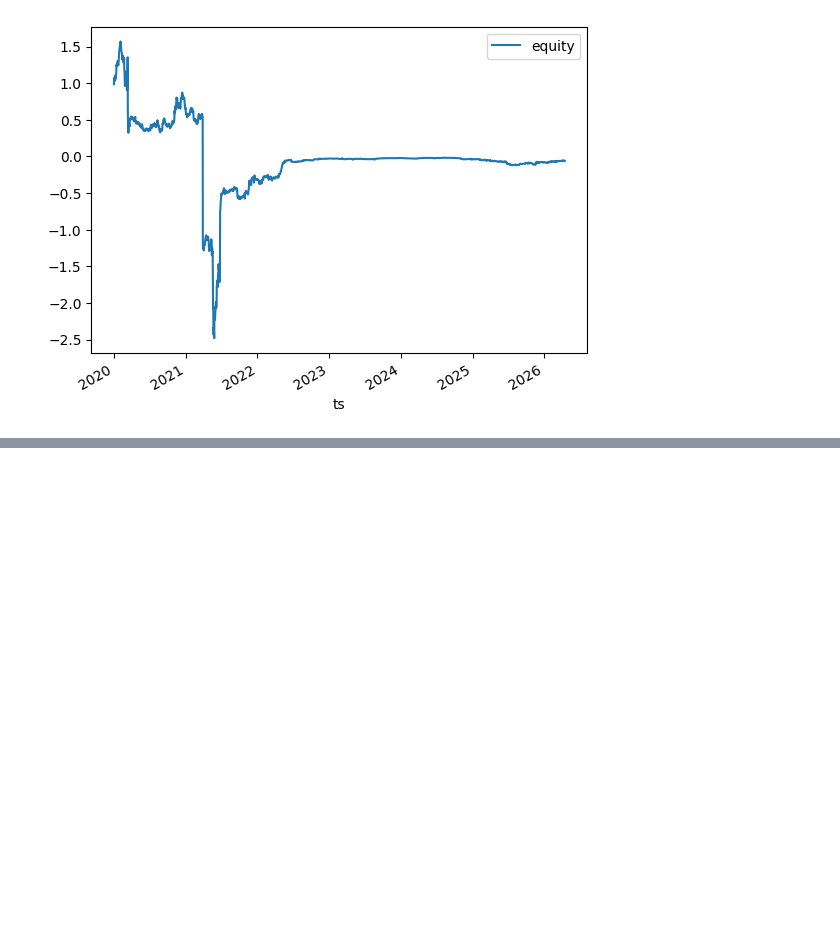
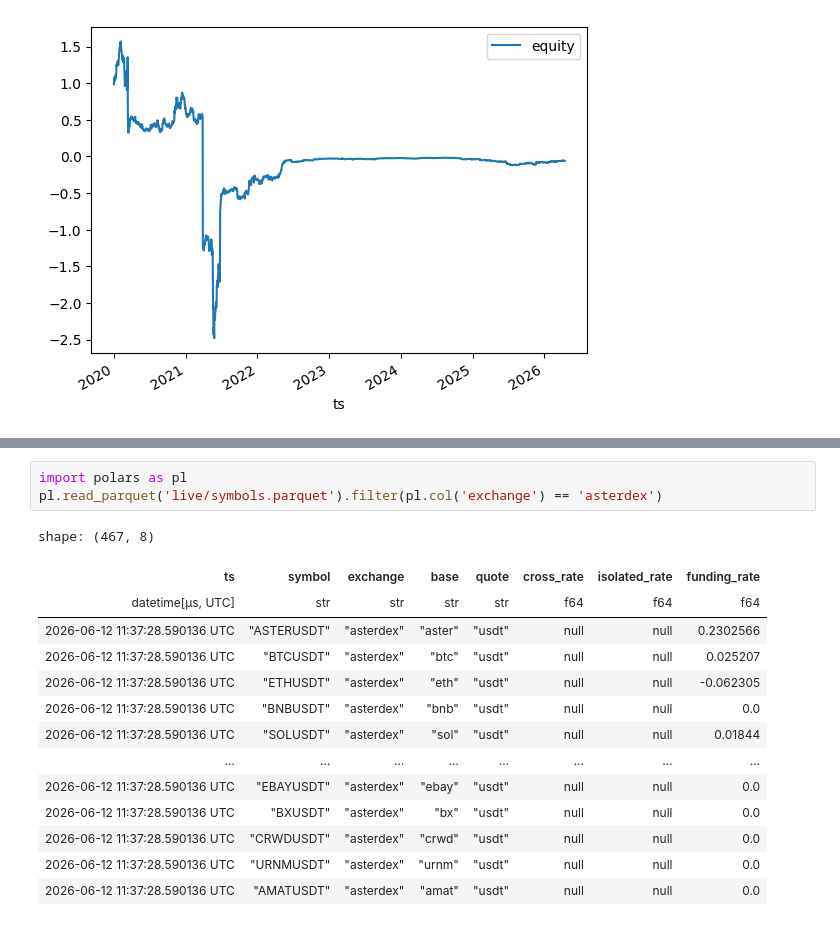
Before and after one commit to flanfly/studies, a Jupyter notebook: scratchpad.ipynb, the cells around one changed output, grey strips where cells are left out. Drawn from its saved outputs; the diff is of its cells as text; blank space fills up the shorter version.

```diff
--- a/scratchpad.ipynb
+++ b/scratchpad.ipynb
@@ -1849,0 +2153,18 @@ import polars as pl
+# %%
+import polars as pl
+pl.read_parquet('live/symbols.parquet').filter(pl.col('exchange') == 'asterdex')
+# %% [output]
+shape: (467, 8)
+| ts | symbol | exchange | base | quote | cross_rate | isolated_rate | funding_rate |
+| datetime[μs, UTC] | str | str | str | str | f64 | f64 | f64 |
+| 2026-06-12 11:37:28.590136 UTC | "ASTERUSDT" | "asterdex" | "aster" | "usdt" | null | null | 0.2302566 |
+| 2026-06-12 11:37:28.590136 UTC | "BTCUSDT" | "asterdex" | "btc" | "usdt" | null | null | 0.025207 |
+| 2026-06-12 11:37:28.590136 UTC | "ETHUSDT" | "asterdex" | "eth" | "usdt" | null | null | -0.062305 |
+| 2026-06-12 11:37:28.590136 UTC | "BNBUSDT" | "asterdex" | "bnb" | "usdt" | null | null | 0.0 |
+| 2026-06-12 11:37:28.590136 UTC | "SOLUSDT" | "asterdex" | "sol" | "usdt" | null | null | 0.01844 |
+| … | … | … | … | … | … | … | … |
+| 2026-06-12 11:37:28.590136 UTC | "EBAYUSDT" | "asterdex" | "ebay" | "usdt" | null | null | 0.0 |
+| 2026-06-12 11:37:28.590136 UTC | "BXUSDT" | "asterdex" | "bx" | "usdt" | null | null | 0.0 |
+| 2026-06-12 11:37:28.590136 UTC | "CRWDUSDT" | "asterdex" | "crwd" | "usdt" | null | null | 0.0 |
+| 2026-06-12 11:37:28.590136 UTC | "URNMUSDT" | "asterdex" | "urnm" | "usdt" | null | null | 0.0 |
+| 2026-06-12 11:37:28.590136 UTC | "AMATUSDT" | "asterdex" | "amat" | "usdt" | null | null | 0.0 |
```
Also changed, not shown: parts of 10 cells of this notebook, 1 other file.
